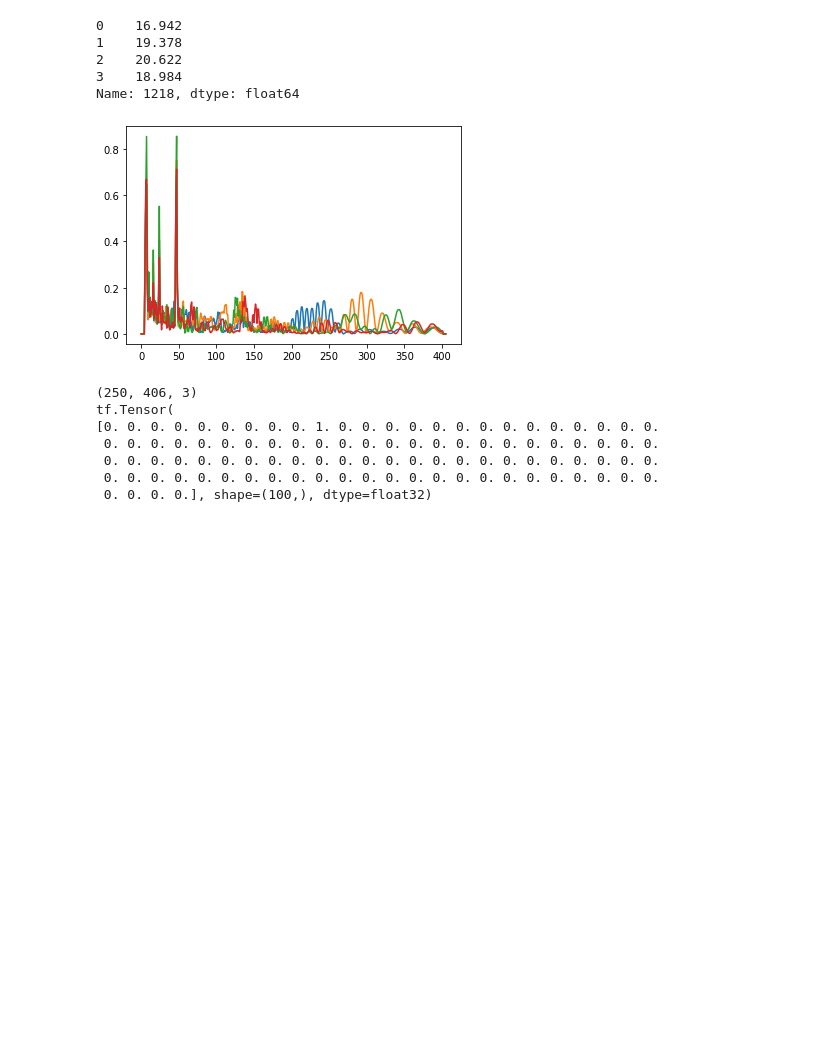
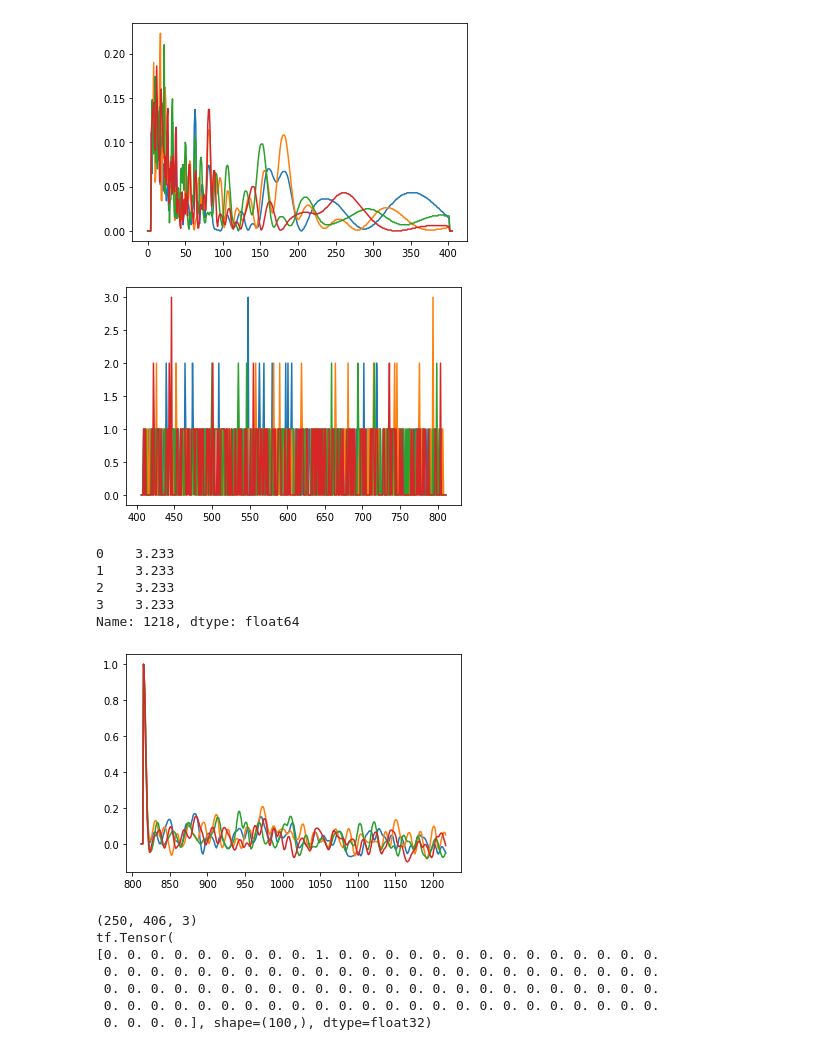
Before and after one commit to rmaestre/NN-Asteroseismology, a Jupyter notebook: astronn/notebooks/starmodels_randomfreqs.ipynb, the cells around one changed output. Saved outputs shown, nothing was run; the diff lists cells and outputs as text; code cells hidden in the pictures; blank space fills up the shorter version.

```diff
--- a/astronn/notebooks/starmodels_randomfreqs.ipynb
+++ b/astronn/notebooks/starmodels_randomfreqs.ipynb
@@ -21,21 +9,38 @@ Using TensorFlow backend.
 # %%
-df = pd.read_csv("/home/roberto/Downloads/evolutionTracks_line/VO-m180fe-3a164o0rotjpzt5p5-ad/00275-m180fe-3a164o0rotjpzt5p5-ad.log", header=None)
+import matplotlib.pyplot as plt
+import pandas as pd
+
+df = pd.read_csv("/home/roberto/Downloads/evolutionTracks_line/VO-m275fe0a164o0rotjpzt5p7-ad/00435-m275fe0a164o0rotjpzt5p7-ad.log", header=None)
 
 id = {"dft":range(0, 406), "hod":range(406, 406*2), "ac":range(406*2, 406*3)}
 
 df.loc[0,id["dft"]].plot()
 df.loc[1,id["dft"]].plot()
 df.loc[2,id["dft"]].plot()
 df.loc[3,id["dft"]].plot()
+plt.show()
+
+df.loc[0,id["hod"]].plot()
+df.loc[1,id["hod"]].plot()
+df.loc[2,id["hod"]].plot()
+df.loc[3,id["hod"]].plot()
+plt.show()
+
+df.loc[0,id["ac"]].plot()
+df.loc[1,id["ac"]].plot()
+df.loc[2,id["ac"]].plot()
+df.loc[3,id["ac"]].plot()
 
 print(df.loc[0:3,1218])
 # %% [output]
+[figure, new version]
+[figure, added]
-0    16.942
-1    19.378
-2    20.622
-3    18.984
+0    3.233
+1    3.233
+2    3.233
+3    3.233
 Name: 1218, dtype: float64
-[figure, old version]
+[figure, added]
 # %%
 star_models = starmodels()
 #df_sm = star_models.load("/home/roberto/Downloads/dataall_parts/*", batch_size=150, add_noise=True)
```
Also changed, not shown: parts of 1 cell of this notebook.
